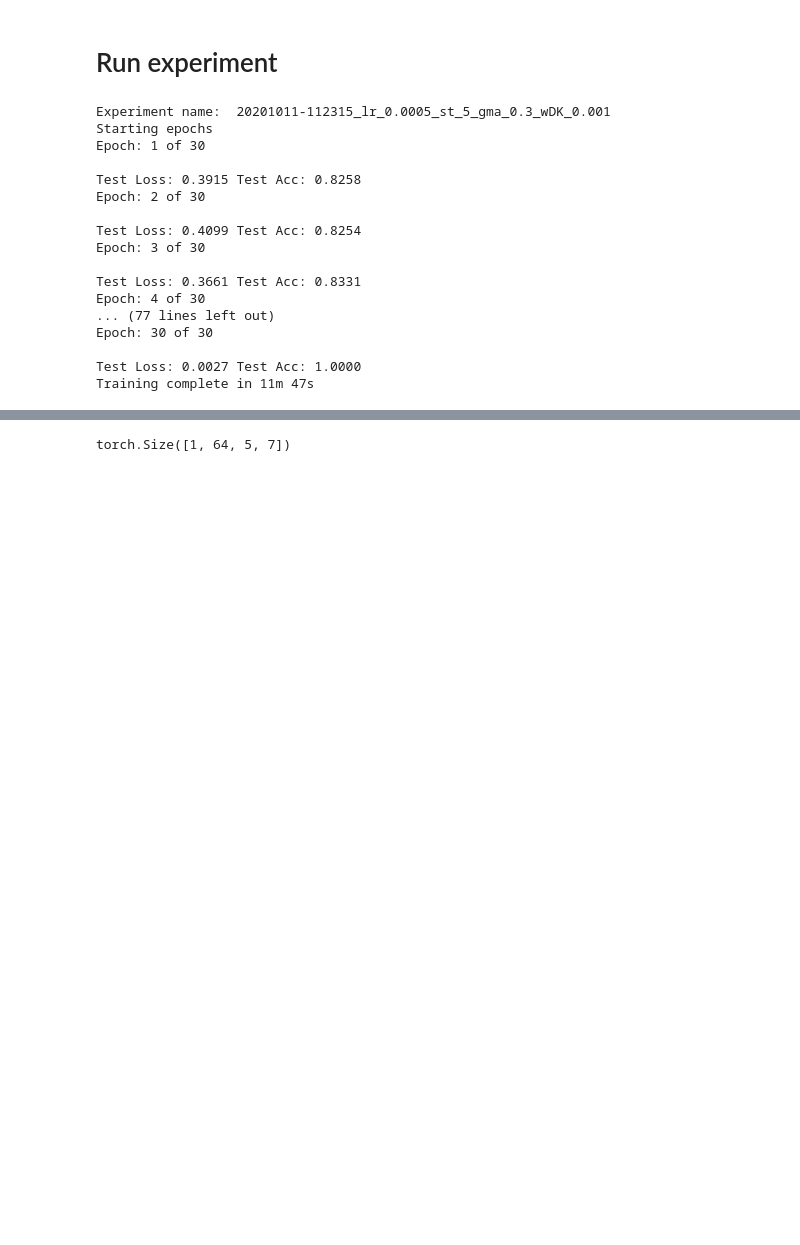
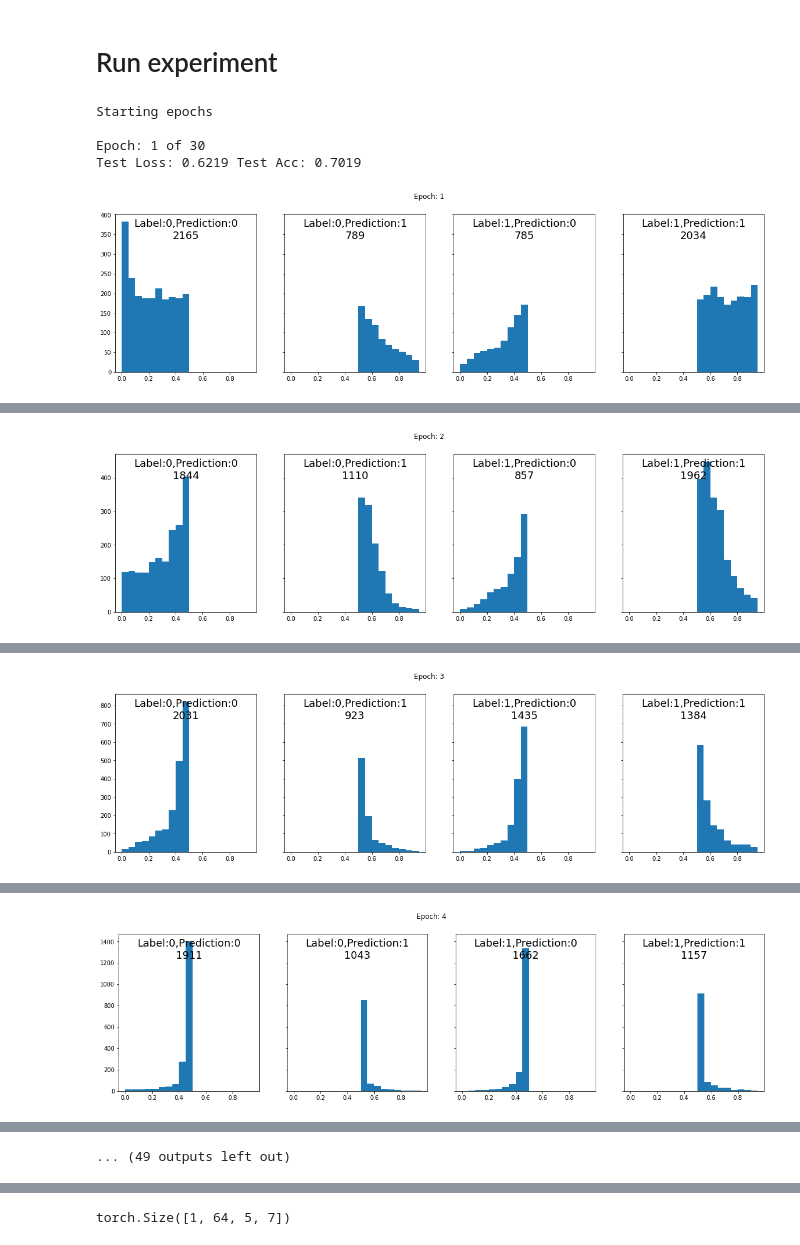
Before and after one commit to AssafR/DomainAdaptation, a Jupyter notebook: GenderClassification.ipynb, the cells around one changed output, grey strips where cells are left out. Saved outputs shown, nothing was run; the diff lists cells and outputs as text; code cells hidden in the pictures; blank space fills up the shorter version.

```diff
--- a/GenderClassification.ipynb
+++ b/GenderClassification.ipynb
@@ -129,14 +135,14 @@ def get_model():
     #model_conv = torchvision.models.resnet101(pretrained=True)
 
     num_ftrs = model_conv.fc.in_features #probably the feature exctractor
-    #model_conv.fc = nn.Linear(num_ftrs, 1)
-    model_conv.fc = nn.Sequential(
-        nn.Linear(num_ftrs, 1),
-        nn.Sigmoid(),
-    )
+    model_conv.fc = nn.Linear(num_ftrs, 1)
+#     model_conv.fc = nn.Sequential(
+#         nn.Linear(num_ftrs, 1),
+#         nn.Sigmoid(),
+#     )
 
 
-    utils.freeze_layers_grad(model_conv)
+    #utils.freeze_layers_grad(model_conv)
 
     model_conv = model_conv.to(device)
     return model_conv
@@ -179,4 +230,6 @@ classes=tensor([0, 0, 0, 0, 0, 1, 1, 1, 0, 0, 1, 1, 1, 0, 1, 1])
 # %%
+THRESHOLD = 0.5
+
 def train_model(data, model, criterion, optimizer, scheduler, num_epochs=2, writer=None):
     since = time.time()
 
@@ -186,12 +239,17 @@ def train_model(data, model, criterion, optimizer, scheduler, num_epochs=2, writ
     test_accuracy_history = []
     test_loss_history = []
 
+    sigmoid_values_by_result_per_epoch = []
+
     print("Starting epochs")
     for epoch in range(1,num_epochs+1):
+        print()
         print(f'Epoch: {epoch} of {num_epochs}')
         model.train()  # Set model to training mode
         running_test_loss = 0.0
         running_corrects = 0.0
+
+        sigmoid_values_by_result_dct = {}
 
         for i, (inputs, labels) in enumerate(data['train']):
             # data['train'] contains (input,labels) for every batch (so i=[1...NUM OF BATCHES]
@@ -205,12 +263,27 @@ def train_model(data, model, criterion, optimizer, scheduler, num_epochs=2, writ
             with torch.set_grad_enabled(True):
                 outputs = model(inputs).squeeze()
                 #_, preds = torch.max(outputs, 1)
-                preds = torch.round(outputs)
+#                 preds = torch.round(outputs)
+                sigmoid_outputs = torch.sigmoid(outputs)
+                preds = (sigmoid_outputs > THRESHOLD).double()
                 loss = criterion(outputs, labels.float())
 
                 # backward + optimize only if in training phase
                 loss.backward()
                 optimizer.step()
+
+                sample_results = tensors_to_dataframe([
+                    [labels,'Label','int'],[outputs,'Output','float'],
+                    [sigmoid_outputs,'Sigmoid','float'],[preds,'Prediction','int']])
+                values_by_index_as_lists_dct = convert_target_and_prediction_to_list_of_values_dict(sample_results,'Sigmoid')
+                sigmoid_values_by_result_dct = update_sigmoid_value_dct(sigmoid_values_by_result_dct,values_by_index_as_lists_dct)
+
+
+                if (i % 200) == 0:  # Only sample one of 100 batches
+                    pass
+#                     print(f'Epoch #{epoch} , Batch #{i}, sigmoid results:')
+#                     display(sample_results)
+                    #display(sigmoid_values_by_result_dct)
 
 #                 print("Train- Outputs:    ",outputs.tolist())
 #                 print("Train- Predictions:",preds.int().tolist())
@@ -235,6 +308,7 @@ def train_model(data, model, criterion, optimizer, scheduler, num_epochs=2, writ
                 x_axis)
 
         epoch_loss, epoch_acc = eval_model(criterion, data, model, optimizer)
+        display_histogram_for_options(epoch,sigmoid_values_by_result_dct)
 
         if writer is not None: # save epoch accuracy
             x_axis = epoch
@@ -248,7 +322,6 @@ def train_model(data, model, criterion, optimizer, scheduler, num_epochs=2, writ
         time_elapsed // 60, time_elapsed % 60))
     #return the last trained model
     return model
-
 
 def eval_model(criterion, data, model, optimizer):
     model.eval()  # Set model to evaluate mode
@@ -269,8 +342,8 @@ def eval_model(criterion, data, model, optimizer):
         with torch.set_grad_enabled(False):
             outputs = model(inputs).squeeze()
             #_, preds = torch.max(outputs, 1)
-            preds = torch.round(outputs)
             loss = criterion(outputs, labels.float())
+            preds = torch.sigmoid(outputs) > THRESHOLD
 
         # statistics - sum loss and accuracy on all batches
         running_loss += loss.item() * inputs.size(0) #item.loss() is the average loss of the batch
@@ -281,7 +354,6 @@ def eval_model(criterion, data, model, optimizer):
 #         print("Eval - Running corrects:",running_corrects)
 
     epoch_loss = float(running_loss) / dataset_sizes['val']
-    print()
     epoch_acc = running_corrects.double() / dataset_sizes['val']
     print(f'Test Loss: {epoch_loss:.4f} Test Acc: {epoch_acc:.4f}')
 
@@ -298,49 +370,37 @@ def run_experiment(data, lr_initial, gamma, step_size, weight_decay, num_of_epoc
     """
     model_net = get_model()
     #criterion = nn.CrossEntropyLoss()  # softmax+log
-    criterion = nn.BCELoss()
+    criterion = nn.BCEWithLogitsLoss()
     optimizer = optim.Adam(model_net.parameters(), lr=lr_initial, weight_decay=weight_decay)
 
     # decay LR by a factor of gamma every step_size epochs
     exp_lr_scheduler = lr_scheduler.StepLR(optimizer, step_size=step_size, gamma=gamma)
     # check optimizer and schedular due to ADAM
 
     experiment_name = datetime.now().strftime("%Y%m%d-%H%M%S") + f'_lr_{lr_initial}_st_{step_size}_gma_{gamma}_wDK_{weight_decay}'
-    print("Experiment name: ", experiment_name)
+#     print("Experiment name: ", experiment_name)
 
     writer = SummaryWriter('runs/' + experiment_name)
     trained_model = train_model(data,
                                 model_net,
                                 criterion,
                                 optimizer,
                                 exp_lr_scheduler,
                                 num_epochs=num_of_epochs,
                                 writer=writer)
     return trained_model
 
 
 model_conv = run_experiment(my_data, lr_initial = 0.0005,gamma = 0.3, step_size = 5, weight_decay = 0.1, num_of_epochs = 30)
 
 # for lr in [0.0005, 0.0001]:
 #     for scheduler_step_size in [5, 7, 9]:
 #         for scheduler_gamma in [0.1, 0.3, 0.5]:
 #             for weight_decay in [0.01,0.1]:
 #                 model_conv = run_experiment(my_data, lr, scheduler_gamma, scheduler_step_size, weight_decay, NUM_EPOCHS)
 # %% [output]
-Experiment name:  20201011-112315_lr_0.0005_st_5_gma_0.3_wDK_0.001
 Starting epochs
+
 Epoch: 1 of 30
-
-Test Loss: 0.3915 Test Acc: 0.8258
-Epoch: 2 of 30
-
-Test Loss: 0.4099 Test Acc: 0.8254
-Epoch: 3 of 30
-
-Test Loss: 0.3661 Test Acc: 0.8331
-Epoch: 4 of 30
-... (77 lines left out)
-Epoch: 30 of 30
-
-Test Loss: 0.0027 Test Acc: 1.0000
-Training complete in 11m 47s
+Test Loss: 0.6219 Test Acc: 0.7019
+[figure, added]
@@ -346,0 +409 @@ Training complete in 11m 47s
+[figure, added]
@@ -346,0 +412 @@ Training complete in 11m 47s
+[figure, added]
@@ -346,0 +415 @@ Training complete in 11m 47s
+[figure, added]
@@ -346,0 +422 @@ Training complete in 11m 47s
+... (49 outputs left out)
```
Also changed, not shown: parts of 8 cells of this notebook, 12 other files.
